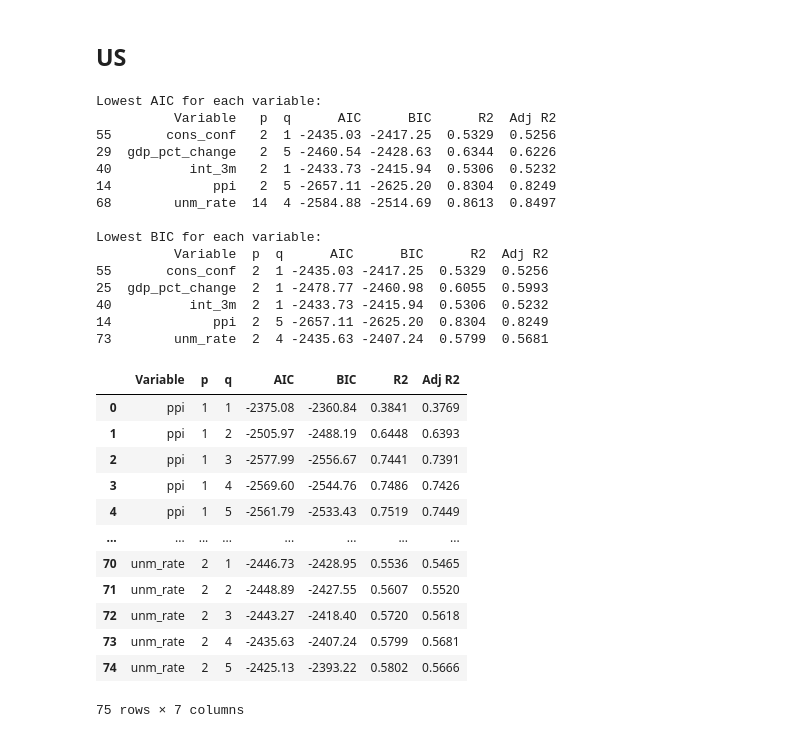
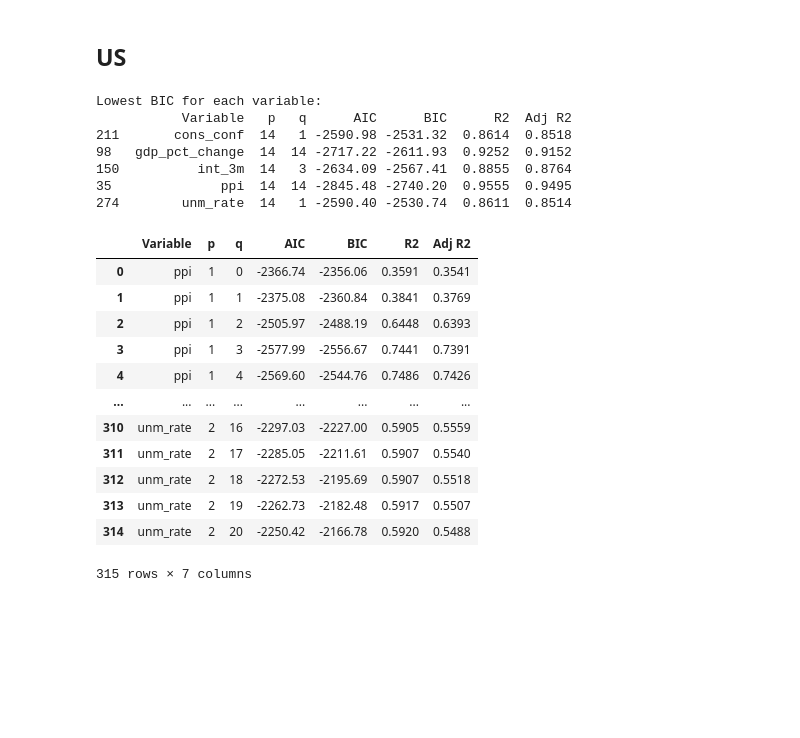
Before and after one commit to willafred/fe5213-cpi-forecasting, a Jupyter notebook: scripts/models_time_series.ipynb, the cells around one changed output. Saved outputs shown, nothing was run; the diff lists cells and outputs as text; code cells hidden in the pictures; blank space fills up the shorter version.

```diff
--- a/scripts/models_time_series.ipynb
+++ b/scripts/models_time_series.ipynb
@@ -547,8 +552,8 @@ Adjusted R² is plotted alongside to penalise the model for more lags being adde
 ## UK
 # %%
 # Define the range of lags for p (infl_rate_diff lags) and q (independent variable lags)
-max_p = 5  # Maximum number of lags for infl_rate_diff
-max_q = 5  # Maximum number of lags for independent variables
+# max_p = 5  # Maximum number of lags for infl_rate_diff
+max_q = 20  # Maximum number of lags for independent variables
 
 # List of independent variables to loop through
 independent_vars = ['ppi', 'gdp_pct_change', 'int_3m', 'cons_conf', 'unm_rate']
@@ -561,7 +566,7 @@ for var in independent_vars:
     # Loop through all combinations of p and q
     # for p in range(1, max_p + 1):  # Loop over lags for infl_rate_diff
     for p in [1, 35, 11]:  # Loop over p lags for infl_rate_diff as determined previously
-        for q in range(1, max_q + 1):  # Loop over lags for the current independent variable
+        for q in range(0, max_q + 1):  # Loop over lags for the current independent variable
             # Create lagged variables for infl_rate_diff
             df_uk_adl = df_uk.copy()
             for lag in range(1, p + 1):
@@ -597,10 +602,11 @@ for var in independent_vars:
 uk_adl_metrics = pd.DataFrame(results)
 
 # Get row with lowest AIC & BIC for each variable
-print('Lowest AIC for each variable:')
-print(uk_adl_metrics.loc[uk_adl_metrics.groupby('Variable')['AIC'].idxmin()])
+# print('Lowest AIC for each variable:')
+# print(uk_adl_metrics.loc[uk_adl_metrics.groupby('Variable')['AIC'].idxmin()])
 print('\nLowest BIC for each variable:')
-print(uk_adl_metrics.loc[uk_adl_metrics.groupby('Variable')['BIC'].idxmin()])
+uk_adl_best_bic = uk_adl_metrics.loc[uk_adl_metrics.groupby('Variable')['BIC'].idxmin()]
+print(uk_adl_best_bic)
 
 # Display the results
 uk_adl_metrics
@@ -637,8 +635,8 @@ Lowest BIC for each variable:
 ## US
 # %%
 # Define the range of lags for p (infl_rate_diff lags) and q (independent variable lags)
-max_p = 5  # Maximum number of lags for infl_rate_diff
-max_q = 5  # Maximum number of lags for independent variables
+# max_p = 5  # Maximum number of lags for infl_rate_diff
+max_q = 20  # Maximum number of lags for independent variables
 
 # List of independent variables to loop through
 independent_vars = ['ppi', 'gdp_pct_change', 'int_3m', 'cons_conf', 'unm_rate']
@@ -651,7 +649,7 @@ for var in independent_vars:
     # Loop through all combinations of p and q
     # for p in range(1, max_p + 1):  # Loop over lags for infl_rate_diff
     for p in [1, 14, 2]:  # Loop over p lags for infl_rate_diff as determined previously
-        for q in range(1, max_q + 1):  # Loop over lags for the current independent variable
+        for q in range(0, max_q + 1):  # Loop over lags for the current independent variable
             # Create lagged variables for infl_rate_diff
             df_us_adl = df_us.copy()
             for lag in range(1, p + 1):
@@ -667,59 +665,52 @@ for var in independent_vars:
             # Define dependent and independent variables
             y = df_us_adl['infl_rate_diff']
             X = df_us_adl.drop(columns=['infl_rate_diff', 'ppi', 'gdp_pct_change', 'int_3m', 'cons_conf', 'unm_rate', 'date'])  # Drop original columns and non-numeric columns
             X = sm.add_constant(X)  # Add a constant to the independent variables
 
             # Fit the ADL model
             model = sm.OLS(y, X).fit()
 
             # Store the results
             results.append({
                 'Variable': var,
                 'p': p,
                 'q': q,
                 'AIC': round(model.aic, 2),
                 'BIC': round(model.bic, 2),
                 'R2': round(model.rsquared, 4),
                 'Adj R2': round(model.rsquared_adj, 4)
             })
 
 # Convert the results to a DataFrame for easier analysis
 us_adl_metrics = pd.DataFrame(results)
 
 # Get row with lowest AIC & BIC for each variable
-print('Lowest AIC for each variable:')
-print(us_adl_metrics.loc[uk_adl_metrics.groupby('Variable')['AIC'].idxmin()])
+# print('Lowest AIC for each variable:')
+# print(us_adl_metrics.loc[us_adl_metrics.groupby('Variable')['AIC'].idxmin()])
 print('\nLowest BIC for each variable:')
-print(us_adl_metrics.loc[uk_adl_metrics.groupby('Variable')['BIC'].idxmin()])
+us_adl_best_bic = us_adl_metrics.loc[us_adl_metrics.groupby('Variable')['BIC'].idxmin()]
+print(us_adl_best_bic)
 
 # Display the results
 us_adl_metrics
 # %% [output]
-Lowest AIC for each variable:
-          Variable   p  q      AIC      BIC      R2  Adj R2
-55       cons_conf   2  1 -2435.03 -2417.25  0.5329  0.5256
-29  gdp_pct_change   2  5 -2460.54 -2428.63  0.6344  0.6226
-40          int_3m   2  1 -2433.73 -2415.94  0.5306  0.5232
-14             ppi   2  5 -2657.11 -2625.20  0.8304  0.8249
-68        unm_rate  14  4 -2584.88 -2514.69  0.8613  0.8497
-
 Lowest BIC for each variable:
-          Variable  p  q      AIC      BIC      R2  Adj R2
-55       cons_conf  2  1 -2435.03 -2417.25  0.5329  0.5256
-25  gdp_pct_change  2  1 -2478.77 -2460.98  0.6055  0.5993
-40          int_3m  2  1 -2433.73 -2415.94  0.5306  0.5232
-14             ppi  2  5 -2657.11 -2625.20  0.8304  0.8249
-73        unm_rate  2  4 -2435.63 -2407.24  0.5799  0.5681
+           Variable   p   q      AIC      BIC      R2  Adj R2
+211       cons_conf  14   1 -2590.98 -2531.32  0.8614  0.8518
+98   gdp_pct_change  14  14 -2717.22 -2611.93  0.9252  0.9152
+150          int_3m  14   3 -2634.09 -2567.41  0.8855  0.8764
+35              ppi  14  14 -2845.48 -2740.20  0.9555  0.9495
+274        unm_rate  14   1 -2590.40 -2530.74  0.8611  0.8514
 |  | Variable | p | q | AIC | BIC | R2 | Adj R2 |
-| 0 | ppi | 1 | 1 | -2375.08 | -2360.84 | 0.3841 | 0.3769 |
-| 1 | ppi | 1 | 2 | -2505.97 | -2488.19 | 0.6448 | 0.6393 |
-| 2 | ppi | 1 | 3 | -2577.99 | -2556.67 | 0.7441 | 0.7391 |
-| 3 | ppi | 1 | 4 | -2569.60 | -2544.76 | 0.7486 | 0.7426 |
-| 4 | ppi | 1 | 5 | -2561.79 | -2533.43 | 0.7519 | 0.7449 |
+| 0 | ppi | 1 | 0 | -2366.74 | -2356.06 | 0.3591 | 0.3541 |
+| 1 | ppi | 1 | 1 | -2375.08 | -2360.84 | 0.3841 | 0.3769 |
+| 2 | ppi | 1 | 2 | -2505.97 | -2488.19 | 0.6448 | 0.6393 |
+| 3 | ppi | 1 | 3 | -2577.99 | -2556.67 | 0.7441 | 0.7391 |
+| 4 | ppi | 1 | 4 | -2569.60 | -2544.76 | 0.7486 | 0.7426 |
 | ... | ... | ... | ... | ... | ... | ... | ... |
-| 70 | unm_rate | 2 | 1 | -2446.73 | -2428.95 | 0.5536 | 0.5465 |
-| 71 | unm_rate | 2 | 2 | -2448.89 | -2427.55 | 0.5607 | 0.5520 |
-| 72 | unm_rate | 2 | 3 | -2443.27 | -2418.40 | 0.5720 | 0.5618 |
-| 73 | unm_rate | 2 | 4 | -2435.63 | -2407.24 | 0.5799 | 0.5681 |
-| 74 | unm_rate | 2 | 5 | -2425.13 | -2393.22 | 0.5802 | 0.5666 |
+| 310 | unm_rate | 2 | 16 | -2297.03 | -2227.00 | 0.5905 | 0.5559 |
+| 311 | unm_rate | 2 | 17 | -2285.05 | -2211.61 | 0.5907 | 0.5540 |
+| 312 | unm_rate | 2 | 18 | -2272.53 | -2195.69 | 0.5907 | 0.5518 |
+| 313 | unm_rate | 2 | 19 | -2262.73 | -2182.48 | 0.5917 | 0.5507 |
+| 314 | unm_rate | 2 | 20 | -2250.42 | -2166.78 | 0.5920 | 0.5488 |
-75 rows × 7 columns
+315 rows × 7 columns
```
Also changed, not shown: parts of 23 cells of this notebook.
